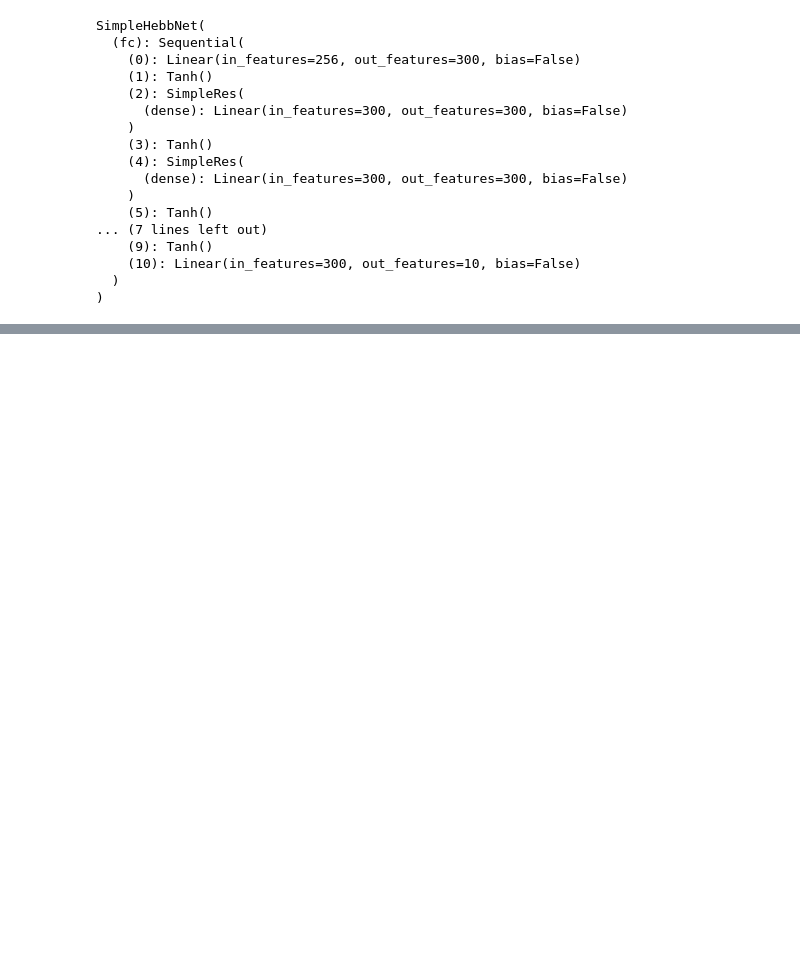
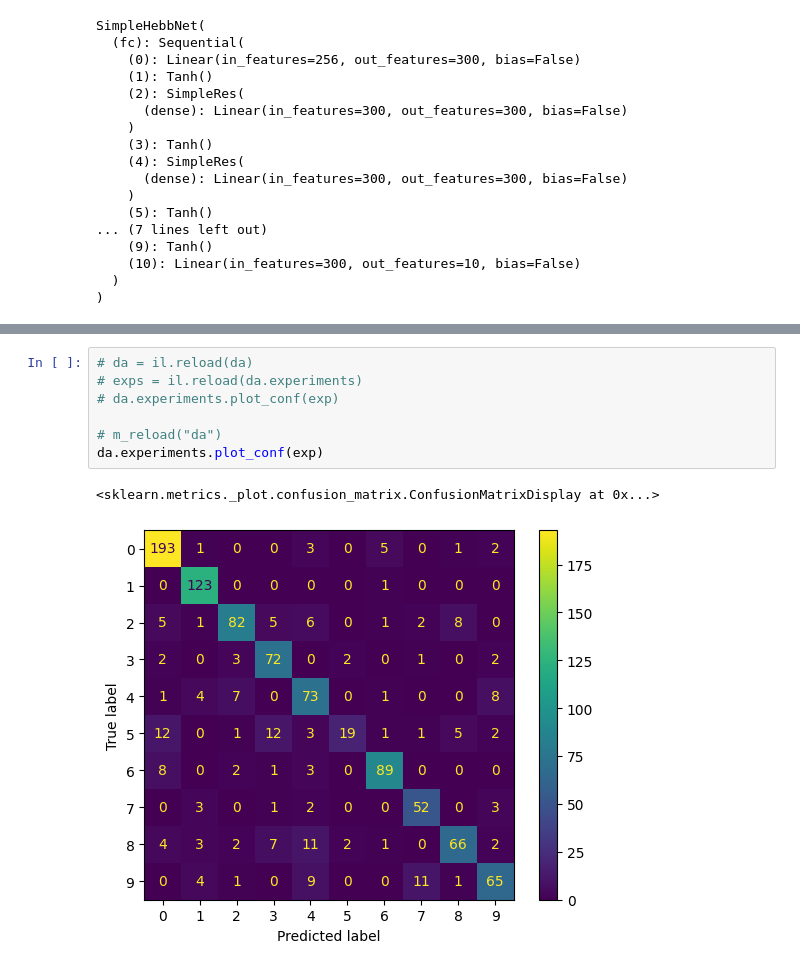
Before and after one commit to AP6YC/DeepART, a Jupyter notebook: notebooks/dlib.ipynb, the cells around one changed output, grey strips where cells are left out. Saved outputs shown, nothing was run; the diff lists cells and outputs as text; blank space fills up the shorter version.

```diff
--- a/notebooks/dlib.ipynb
+++ b/notebooks/dlib.ipynb
@@ -102,0 +139,10 @@ exp.tsne()
+# %%
+# da = il.reload(da)
+# exps = il.reload(da.experiments)
+# da.experiments.plot_conf(exp)
+
+# m_reload("da")
+da.experiments.plot_conf(exp)
+# %% [output]
+<sklearn.metrics._plot.confusion_matrix.ConfusionMatrixDisplay at 0x...>
+[figure, added]
```
Also changed, not shown: parts of 9 cells of this notebook, 5 other files.
